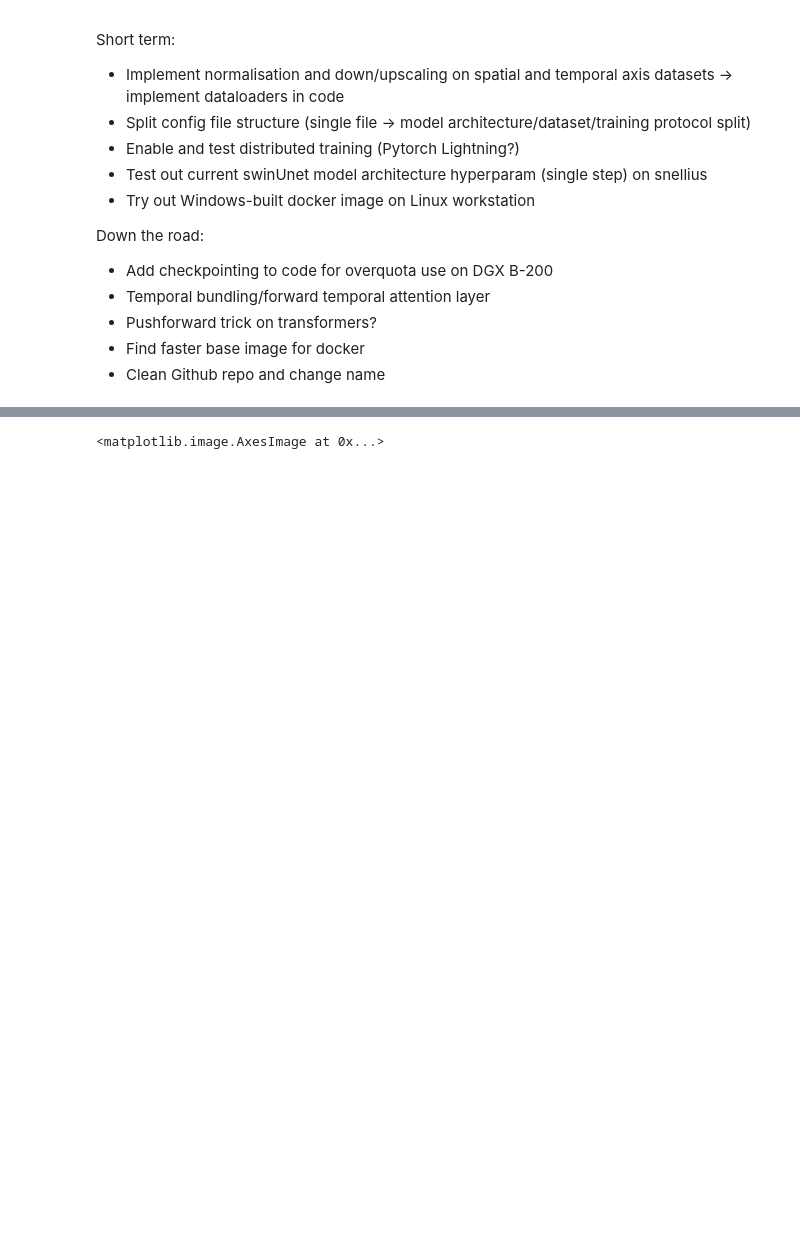
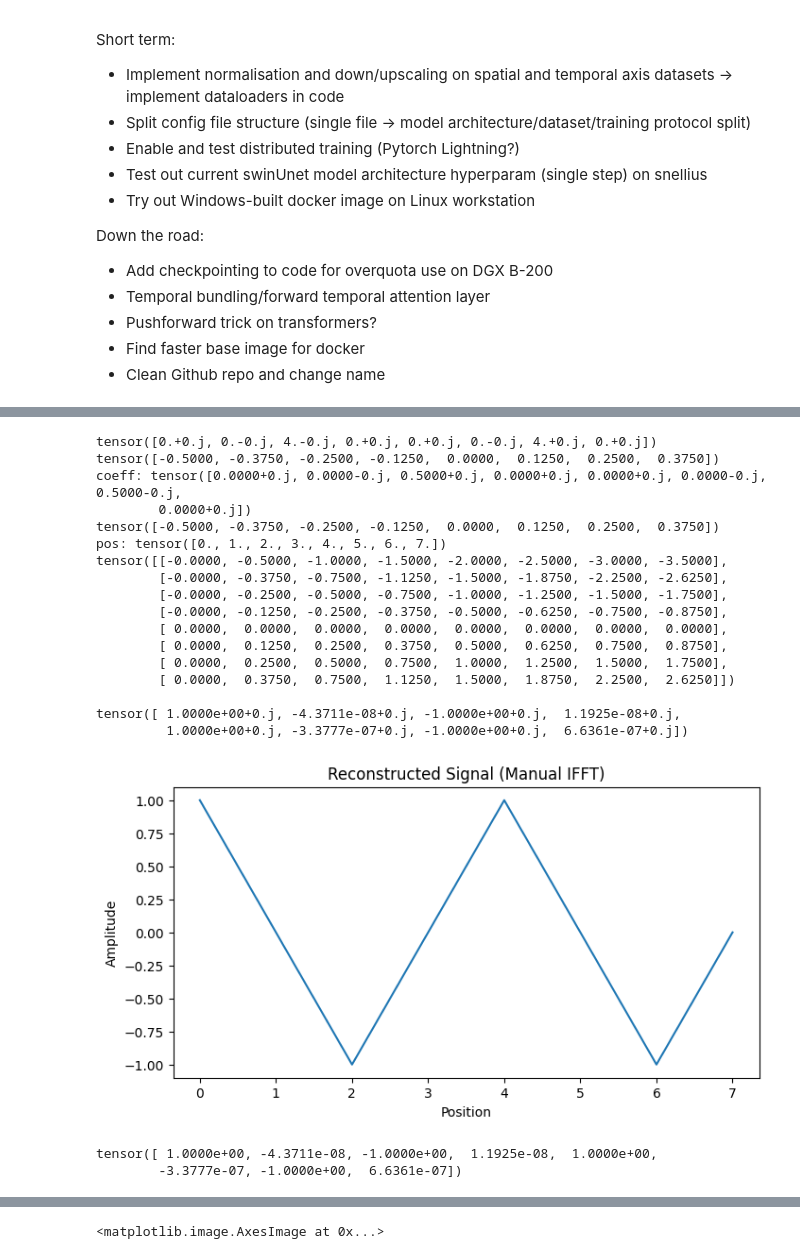
Before and after one commit to tpharmsen/AutoregressiveNeuralOperators, a Jupyter notebook: test.ipynb, the cells around one changed output, grey strips where cells are left out. Saved outputs shown, nothing was run; the diff lists cells and outputs as text; code cells hidden in the pictures; blank space fills up the shorter version.

Commit message:
implementing manual DFT

```diff
--- a/test.ipynb
+++ b/test.ipynb
@@ -236,0 +227,78 @@ plt.show()
+# %%
+import torch
+import matplotlib.pyplot as plt
+
+# Define signal
+signal = torch.tensor([1, 0, -1, 0, 1, 0, -1, 0]).float()
+
+# Compute FFT and shift
+signal_fft = torch.fft.fft(signal)
+signal_fft = torch.fft.fftshift(signal_fft)
+print(signal_fft)
+#signal_fft = signal_fft[:4]  # Keep low frequencies
+
+# Zero-pad in frequency domain (Upscaling)
+#upscaled = torch.zeros(len(signal), dtype=torch.complex64)
+#upscaled[:4] = signal_fft * 2  # Scaling factor
+
+# Properly undo shift before IFFT
+#signal_fft = torch.fft.ifftshift(upscaled)
+
+# Compute inverse FFT
+#signal = torch.fft.ifft(signal_fft, norm='backward')  # 'backward' keeps original amplitude
+
+# Get real part
+#signal_real = signal.real
+
+# Define frequency domain and position vectors
+pos = torch.arange(8).float()
+pos = pos.T
+freq_x = torch.fft.fftshift(torch.fft.fftfreq(8))  # Properly compute frequencies
+print(freq_x)
+
+# Define frequency coefficients
+freq_coeff = torch.fft.fft(signal.real, norm='forward')  # Compute FFT of the corrected signal
+print('coeff:', freq_coeff)
+
+# Compute inverse Fourier transform manually
+#freq_x = torch.fft.ifftshift(freq_x)
+print(freq_x)
+
+print('pos:', pos)
+inb = torch.outer(freq_x, pos)
+print(inb)
+#print(freq_coeff * torch.exp(2j * torch.pi * inb))
+#print(torch.einsum(freq_coeff, torch.exp(2j * torch.pi * freq_x * pos)).real)
+#test = torch.einsum('i,j->ji', freq_coeff, torch.exp(2j * torch.pi * freq_x * pos))
+print()
+test = torch.matmul(freq_coeff, torch.exp(2j * torch.pi * inb))
+print(test)
+# Plot
+fig, ax = plt.subplots(1, 1, figsize=(8, 4))
+ax.plot(pos, test.real) # Sum across frequencies to get real signal
+ax.set_title("Reconstructed Signal (Manual IFFT)")
+ax.set_xlabel("Position")
+ax.set_ylabel("Amplitude")
+plt.show()
+test.real
+# %% [output]
+tensor([0.+0.j, 0.-0.j, 4.-0.j, 0.+0.j, 0.+0.j, 0.-0.j, 4.+0.j, 0.+0.j])
+tensor([-0.5000, -0.3750, -0.2500, -0.1250,  0.0000,  0.1250,  0.2500,  0.3750])
+coeff: tensor([0.0000+0.j, 0.0000-0.j, 0.5000+0.j, 0.0000+0.j, 0.0000+0.j, 0.0000-0.j, 0.5000-0.j,
+        0.0000+0.j])
+tensor([-0.5000, -0.3750, -0.2500, -0.1250,  0.0000,  0.1250,  0.2500,  0.3750])
+pos: tensor([0., 1., 2., 3., 4., 5., 6., 7.])
+tensor([[-0.0000, -0.5000, -1.0000, -1.5000, -2.0000, -2.5000, -3.0000, -3.5000],
+        [-0.0000, -0.3750, -0.7500, -1.1250, -1.5000, -1.8750, -2.2500, -2.6250],
+        [-0.0000, -0.2500, -0.5000, -0.7500, -1.0000, -1.2500, -1.5000, -1.7500],
+        [-0.0000, -0.1250, -0.2500, -0.3750, -0.5000, -0.6250, -0.7500, -0.8750],
+        [ 0.0000,  0.0000,  0.0000,  0.0000,  0.0000,  0.0000,  0.0000,  0.0000],
+        [ 0.0000,  0.1250,  0.2500,  0.3750,  0.5000,  0.6250,  0.7500,  0.8750],
+        [ 0.0000,  0.2500,  0.5000,  0.7500,  1.0000,  1.2500,  1.5000,  1.7500],
+        [ 0.0000,  0.3750,  0.7500,  1.1250,  1.5000,  1.8750,  2.2500,  2.6250]])
+
+tensor([ 1.0000e+00+0.j, -4.3711e-08+0.j, -1.0000e+00+0.j,  1.1925e-08+0.j,
+         1.0000e+00+0.j, -3.3777e-07+0.j, -1.0000e+00+0.j,  6.6361e-07+0.j])
+[figure, added]
+tensor([ 1.0000e+00, -4.3711e-08, -1.0000e+00,  1.1925e-08,  1.0000e+00,
+        -3.3777e-07, -1.0000e+00,  6.6361e-07])
```
Also changed, not shown: parts of 12 cells of this notebook.
